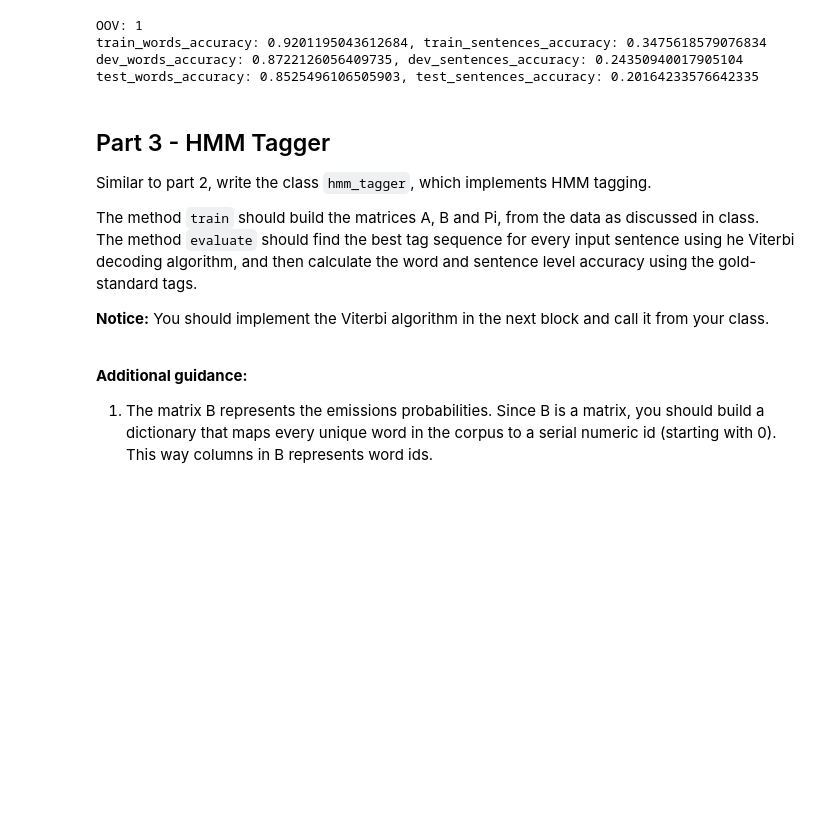
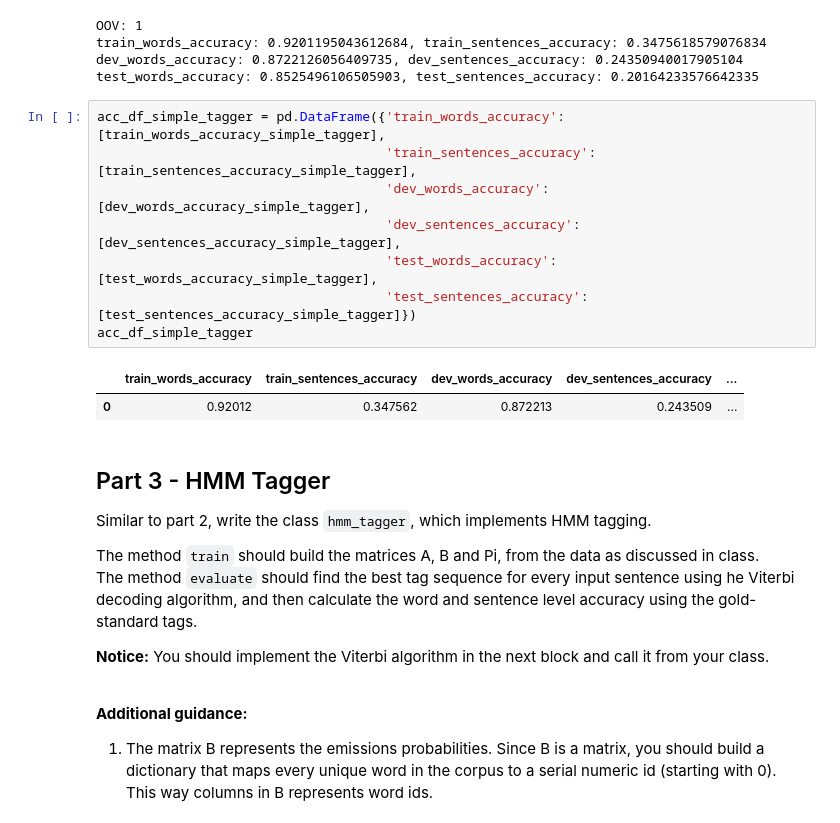
Before and after one commit to Lior-Baruch/NLP, a Jupyter notebook: HW2/Assignment_2_Tagging_new.ipynb, the cells around one changed output. Drawn from its saved outputs; the diff is of its cells as text; blank space fills up the shorter version.

```diff
--- a/HW2/Assignment_2_Tagging_new.ipynb
+++ b/HW2/Assignment_2_Tagging_new.ipynb
@@ -304,6 +304,17 @@ OOV: 1
 train_words_accuracy: 0.9201195043612684, train_sentences_accuracy: 0.3475618579076834
 dev_words_accuracy: 0.8722126056409735, dev_sentences_accuracy: 0.24350940017905104
 test_words_accuracy: 0.8525496106505903, test_sentences_accuracy: 0.20164233576642335
+# %%
+acc_df_simple_tagger = pd.DataFrame({'train_words_accuracy': [train_words_accuracy_simple_tagger],
+                                     'train_sentences_accuracy': [train_sentences_accuracy_simple_tagger],
+                                     'dev_words_accuracy': [dev_words_accuracy_simple_tagger],
+                                     'dev_sentences_accuracy': [dev_sentences_accuracy_simple_tagger],
+                                     'test_words_accuracy': [test_words_accuracy_simple_tagger],
+                                     'test_sentences_accuracy': [test_sentences_accuracy_simple_tagger]})
+acc_df_simple_tagger
+# %% [output]
+|  | train_words_accuracy | train_sentences_accuracy | dev_words_accuracy | dev_sentences_accuracy | ... |
+| 0 | 0.92012 | 0.347562 | 0.872213 | 0.243509 | ... |
 # %% [markdown]
 ## Part 3 - HMM Tagger
 
```
Also changed, not shown: parts of 6 cells of this notebook.
